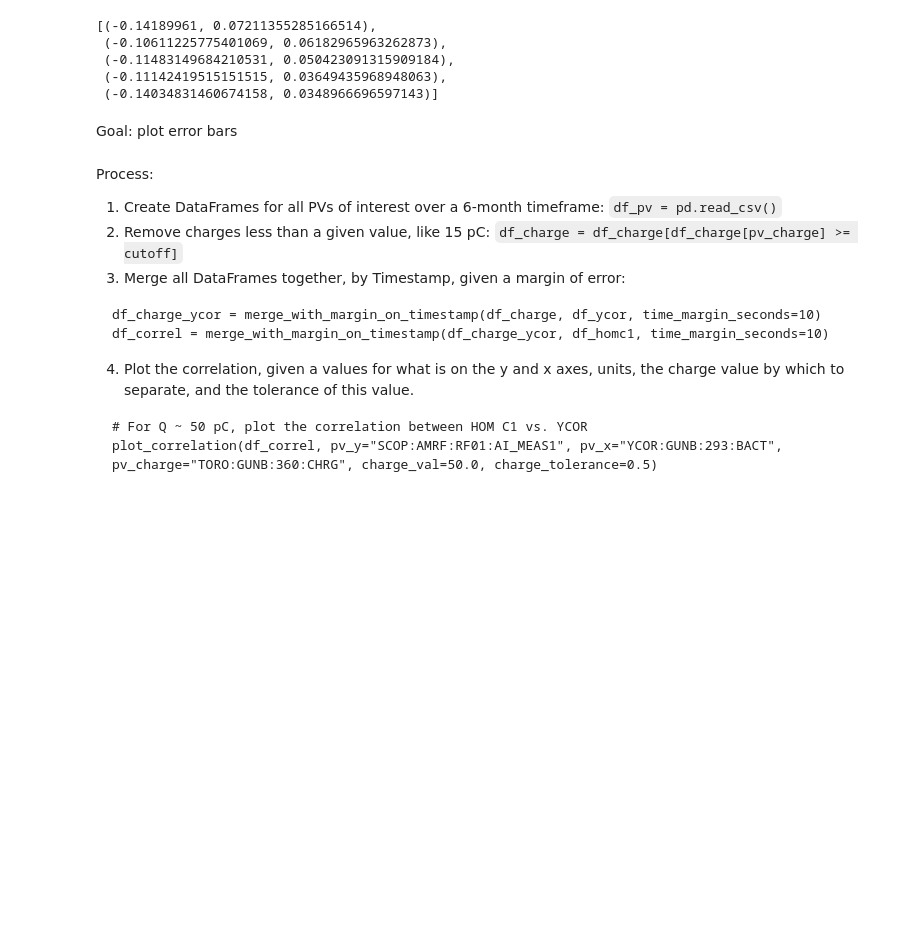
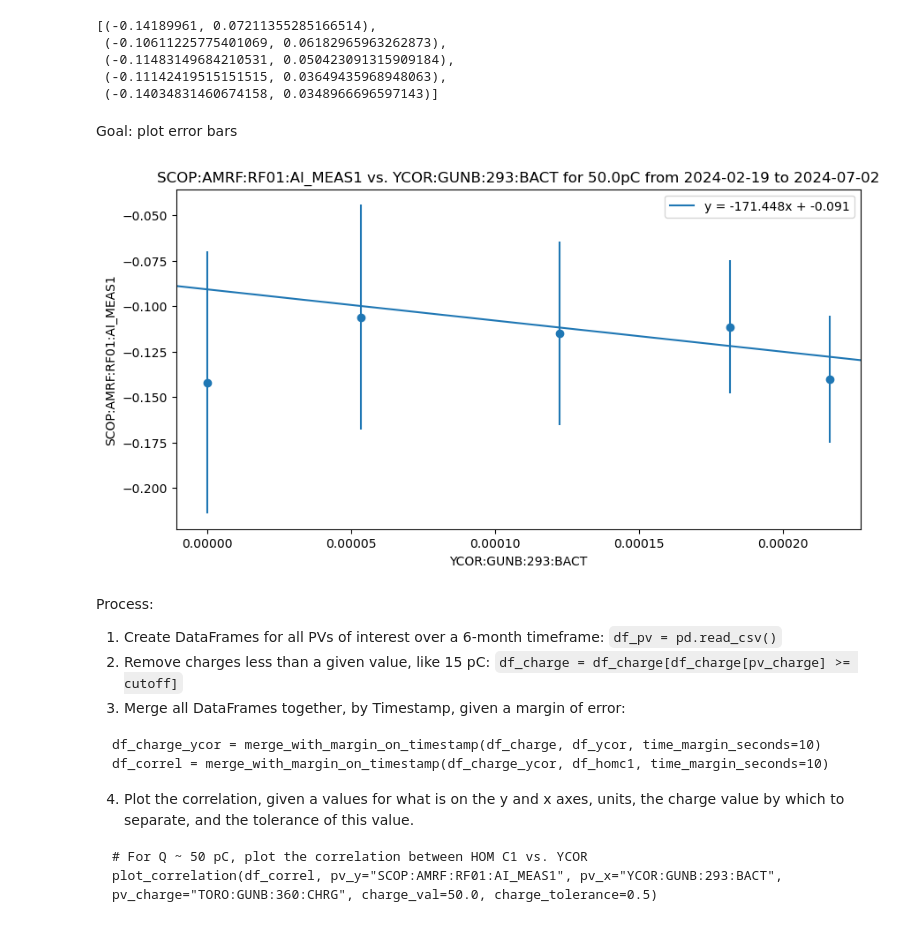
Before and after one commit to jpgtordilla/hombom24, a Jupyter notebook: archive-analysis/lcls-tools-plots/charge_separated_plots/develop_epics_archiver_filter.ipynb, the cells around one changed output. Cells and saved outputs as stored; diff of their text form; code cells hidden in the pictures; blank space fills up the shorter version.

Commit message:
created error bars for clusters

```diff
--- a/archive-analysis/lcls-tools-plots/charge_separated_plots/develop_epics_archiver_filter.ipynb
+++ b/archive-analysis/lcls-tools-plots/charge_separated_plots/develop_epics_archiver_filter.ipynb
@@ -177,12 +177,12 @@ plot_correlation(df_correl, pv_y="SCOP:AMRF:RF01:AI_MEAS1", pv_x="YCOR:GUNB:293:
 # %% [markdown]
 Goal: cluster data and get mean and std of y point
 # %%
-def create_clusters(df: pd.DataFrame, low_vary_column: str, x_tolerance: float) -> list[pd.DataFrame]:
+def create_clusters(df: pd.DataFrame, low_vary_column: str, error_tolerance: float) -> list[pd.DataFrame]:
     """Create a list of DataFrames, each with data points with similar x values but varying y values.
 
     :param df: DataFrame with at least and x_column and a y_column from which to create clusters.
     :param low_vary_column: String of the title of the column with points by which to create clusters.
-    :param x_tolerance: The tolerance range of the x values in whatever units the x_column is.
+    :param error_tolerance: The tolerance range of the x values in whatever units the x_column is.
     """
 
     df = df.sort_values(by=low_vary_column).reset_index(drop=True)
@@ -196,7 +196,7 @@ def create_clusters(df: pd.DataFrame, low_vary_column: str, x_tolerance: float)
             curr_group.append(curr_row)  # add current row to the group if no rows added yet
         else:
             # if the row is not empty, check if the item in the cell in the x_column of the current row in within range
-            if abs(curr_group[-1][low_vary_column] - curr_row[low_vary_column]) <= x_tolerance:
+            if abs(curr_group[-1][low_vary_column] - curr_row[low_vary_column]) <= error_tolerance:
                 curr_group.append(curr_row)
             else:
                 # if it is out of range, add the current group as a DataFrame to the list
@@ -239,6 +239,69 @@ get_means_and_stds(df_group_list, "SCOP:AMRF:RF01:AI_MEAS1")
  (-0.14034831460674158, 0.0348966696597143)]
 # %% [markdown]
 Goal: plot error bars
+# %%
+def plot_correlation_error(df: pd.DataFrame, pv_y: str, pv_x: str, pv_charge: str, charge_val: float, charge_tolerance: float,
+                           low_vary_column: str, high_vary_column: str, error_tolerance: float, y_vary=True):
+    """Plots the correlation between two columns in a DataFrame, separated by a specific charge value (pC).
+
+    The DataFrame will be modified to only include rows that contain a charge value within a given tolerance percentage range (0.0-1.0).
+
+    :param df: DataFrame with a Timestamp column and an arbitrary amount of PV columns.
+    :param pv_y: String representation of the PV to be plotted on the y-axis.
+    :param pv_x: String representation of the PV to be plotted on the x-axis.
+    :param pv_charge: String representation of the charge PV by which to filter the DataFrame.
+    :param charge_val: The charge value in pC by which to separate out rows.
+    :param charge_tolerance: The percentage tolerance between 0.0-1.0 (inclusive) to inform how large of a spread of charge values are kept in the DataFrame.
+    :param low_vary_column: String of the title of the column with points by which to create clusters.
+    :param high_vary_column: String of the title of the column with the varying points in a cluster.
+    :param error_tolerance: The tolerance range of the x values in whatever units the x_column is.
+    :param y_vary: Boolean indicating if the y_column is varying or not.
+    """
+
+    # filter out unwanted charges
+    df_charge_filtered = df[(df[pv_charge] >= charge_val - (charge_val * charge_tolerance)) & (df[pv_charge] <= charge_val + (charge_val * charge_tolerance))]
+    fig, ax = plt.subplots(figsize=(10, 5))
+    # get correlation points
+    x = df_charge_filtered[pv_x]
+    y = df_charge_filtered[pv_y]
+
+    # create a line of best fit
+    slope, intercept = np.polyfit(x, y, deg=1)
+    ax.axline(xy1=(0, intercept), slope=slope, label=f"y = {slope:.3f}x + {intercept:.3f}")
+
+    # plot cluster points
+    df_groups: list[pd.DataFrame] = create_clusters(df_correl, low_vary_column, error_tolerance)
+    means_and_stds: list[(float, float)] = get_means_and_stds(df_groups, "SCOP:AMRF:RF01:AI_MEAS1")
+
+    y_cluster_points = []
+    x_cluster_points = []
+    if y_vary:  # if the points in the y_column are the varying points in a cluster
+        y_cluster_points = [cluster[0] for cluster in means_and_stds]  # average y val in each cluster
+        x_cluster_points = [float(np.mean(df_groups[df][pv_x])) for df in range(len(df_groups))]  # average x val in each cluster
+    else:
+        y_cluster_points = [float(np.mean(df_groups[df][pv_y])) for df in range(len(df_groups))]  # average y val in each cluster
+        x_cluster_points = [cluster[0] for cluster in means_and_stds]  # average x val in each cluster
+
+    ax.scatter(x_cluster_points, y_cluster_points)
+
+    # plot error bars
+    error = [cluster[1] for cluster in means_and_stds]
+    ax.errorbar(x_cluster_points, y_cluster_points, yerr=error, ls="none")
+
+    # set labels
+    start_date = str(df_charge_filtered["Timestamp"].to_list()[0])[:10]
+    end_date = str(df_charge_filtered["Timestamp"].to_list()[-1])[:10]
+    ax.set_title(f"{pv_y} vs. {pv_x} for {charge_val}pC from {start_date} to {end_date}")
+    ax.set_xlabel(pv_x)
+    ax.set_ylabel(pv_y)
+    ax.legend()
+    plt.show()
+
+# For Q ~ 50 pC, plot the correlation between HOM C1 vs. YCOR
+plot_correlation_error(df_correl, pv_y="SCOP:AMRF:RF01:AI_MEAS1", pv_x="YCOR:GUNB:293:BACT", pv_charge="TORO:GUNB:360:CHRG", charge_val=50.0, charge_tolerance=0.5,
+                       low_vary_column="YCOR:GUNB:293:BACT", high_vary_column="SCOP:AMRF:RF01:AI_MEAS1", error_tolerance=0.000015)
+# %% [output]
+[figure, added]
 # %% [markdown]
 Process:
 1. Create DataFrames for all PVs of interest over a 6-month timeframe: `df_pv = pd.read_csv()`
```
